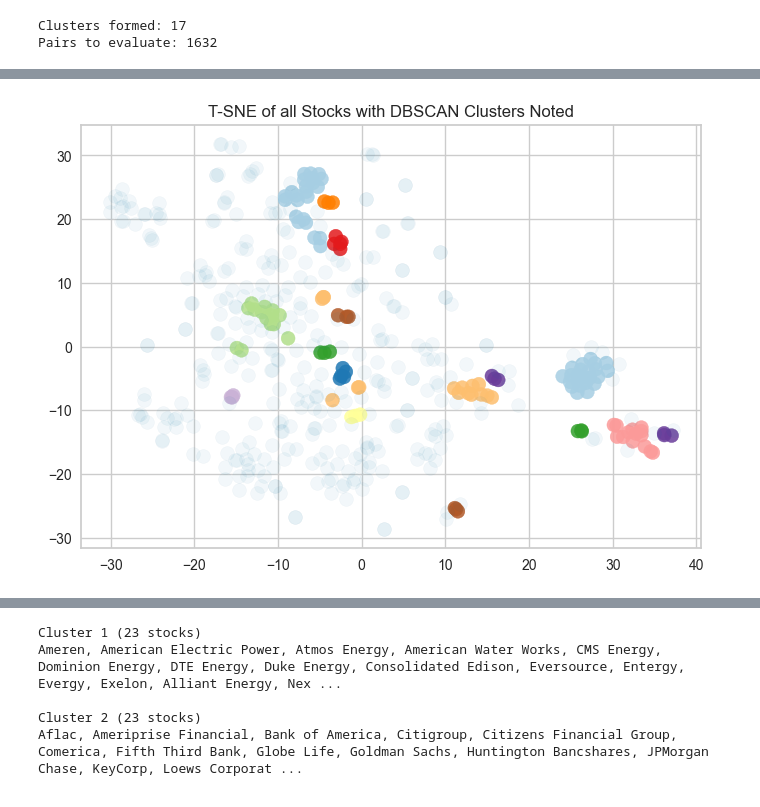
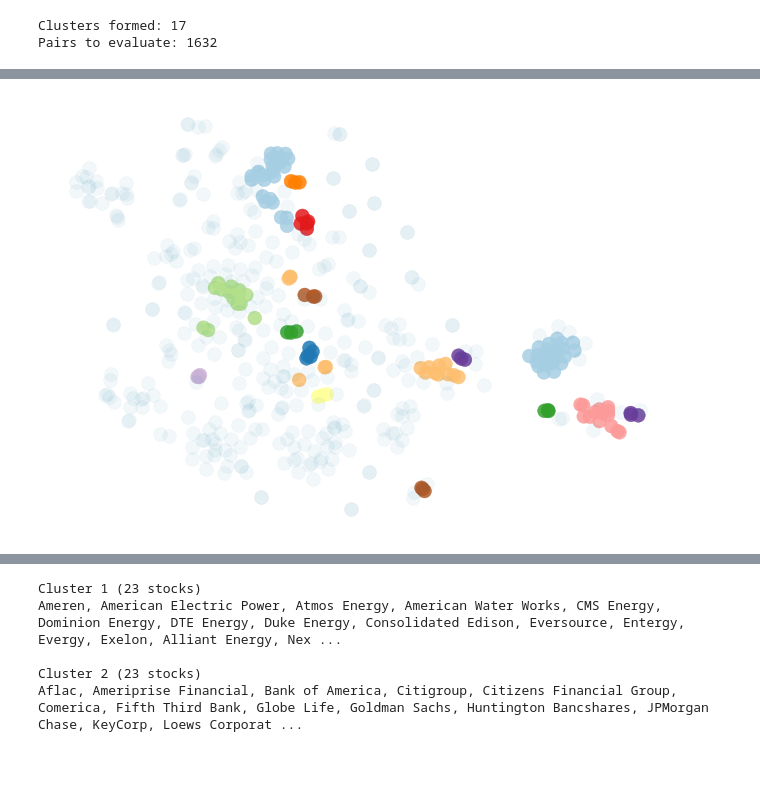
Before and after one commit to dasoaujisi/FDS-Project, a Jupyter notebook: main.ipynb, the cells around one changed output, grey strips where cells are left out. Drawn from its saved outputs; the diff is of its cells as text; code cells hidden in the pictures; blank space fills up the shorter version.

```diff
--- a/main.ipynb
+++ b/main.ipynb
@@ -512,26 +495,28 @@ Shape of tsne_result: (464, 2)
 # %%
 plt.figure(1, facecolor='white')
 plt.clf()
 
 plt.scatter(
     tsne_result[(clustered!=-1), 0],
     tsne_result[(clustered!=-1), 1],
     s=100,
     alpha=0.85,
     c=clustered[clustered!=-1],
     cmap=cm.Paired
 )
 
 plt.scatter(
     tsne_result[(clustered_series_all==-1).values, 0],
     tsne_result[(clustered_series_all==-1).values, 1],
     s=100,
     alpha=0.05
 )
 
-plt.title('T-SNE of all Stocks with DBSCAN Clusters Noted')
+#plt.title('T-SNE of all Stocks with DBSCAN Clusters Noted')
+plt.axis("off")
+plt.savefig('DBSCAN_cluster.svg',format='svg', bbox_inches='tight')
 plt.show()
 
 # print(tsne_result)
 # %% [output]
-[figure, old version]
+[figure, new version]
```
Also changed, not shown: parts of 7 cells of this notebook, 5 other files.
